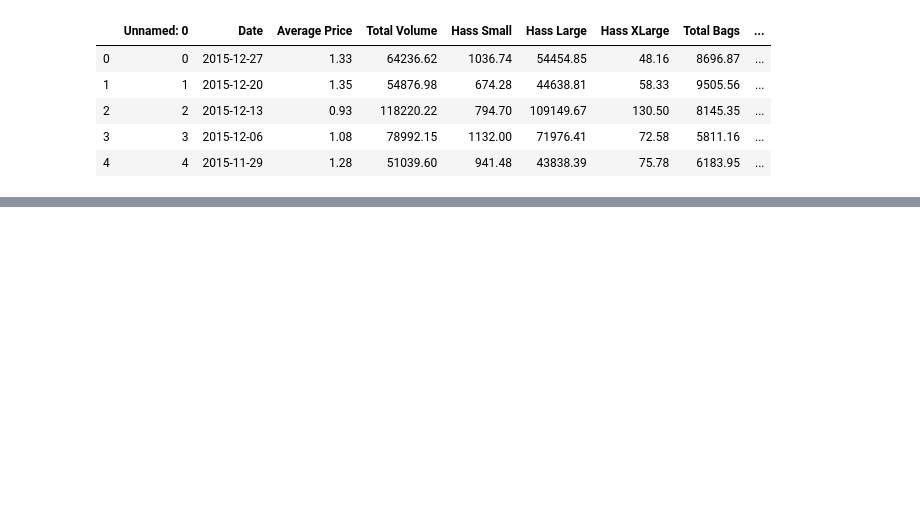
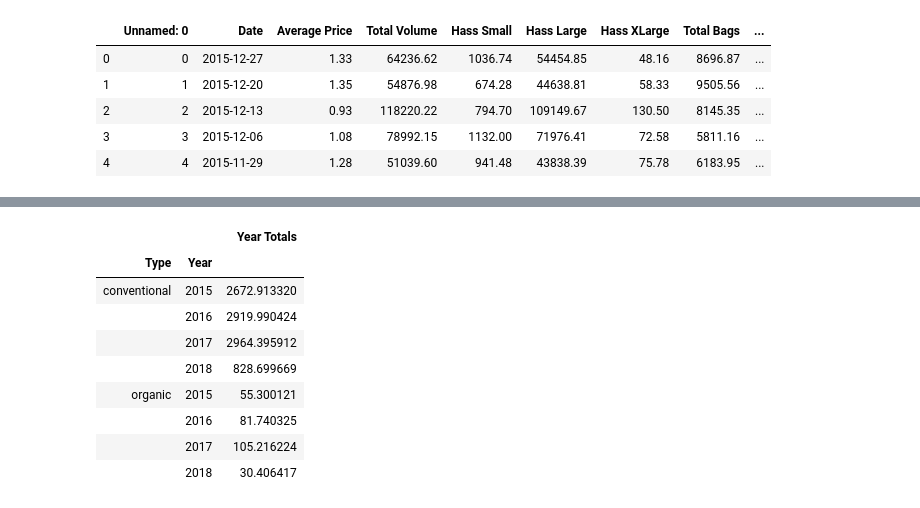
Before and after one commit to busy0312/Porject-1_-Team5, a Jupyter notebook: Avocado_Data Analysis.ipynb, the cells around one changed output, grey strips where cells are left out. Cells and saved outputs as stored; diff of their text form; code cells hidden in the pictures; blank space fills up the shorter version.

```diff
--- a/Avocado_Data Analysis.ipynb
+++ b/Avocado_Data Analysis.ipynb
@@ -19,0 +54,5 @@ avocado_data.head()
+# %%
+#Group data by year
+group_by_year = avocado_data.groupby(["Type","Year"])
+total_by_year = group_by_year["Total Volume"].sum()/1000000
+total_by_year
@@ -19,0 +70,17 @@ avocado_data.head()
+# %%
+#Create DataFrame
+type_year_bar = pd.DataFrame({
+    "Year Totals": total_by_year
+    })
+type_year_bar.head(10)
+# %% [output]
+|  |  | Year Totals |
+| Type | Year |  |
+| conventional | 2015 | 2672.913320 |
+|  | 2016 | 2919.990424 |
+|  | 2017 | 2964.395912 |
+|  | 2018 | 828.699669 |
+| organic | 2015 | 55.300121 |
+|  | 2016 | 81.740325 |
+|  | 2017 | 105.216224 |
+|  | 2018 | 30.406417 |
```
Also changed, not shown: parts of 5 cells of this notebook.
